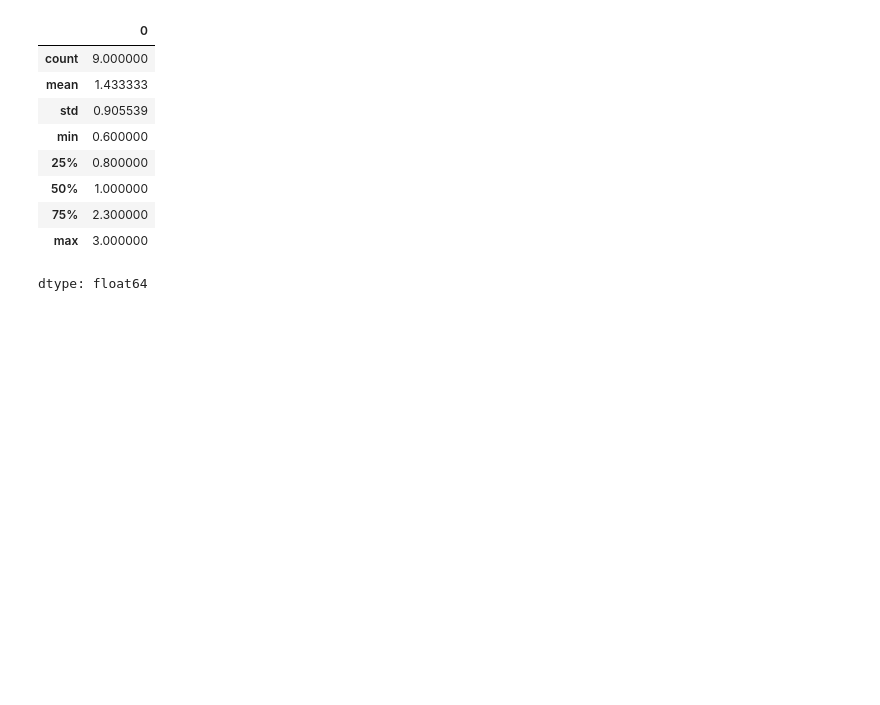
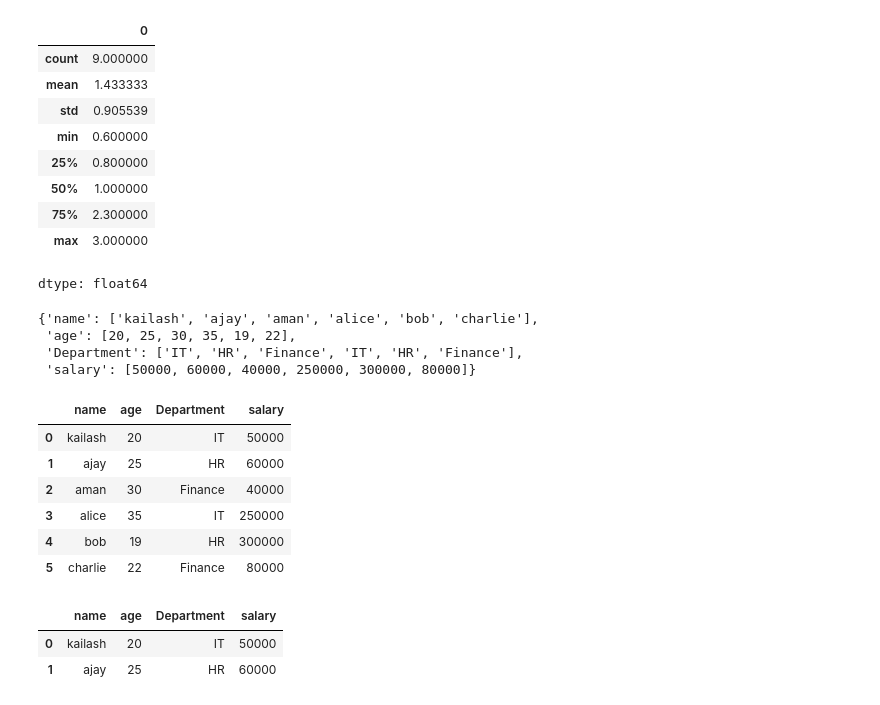
Before and after one commit to kailashchaudhary-p/Data-Science-Learning, a Jupyter notebook: Pandas/chapter 1/Untitled.ipynb, the cells around one changed output. Saved outputs shown, nothing was run; the diff lists cells and outputs as text; code cells hidden in the pictures; blank space fills up the shorter version.

```diff
--- a/Pandas/chapter 1/Untitled.ipynb
+++ b/Pandas/chapter 1/Untitled.ipynb
@@ -120,0 +123,32 @@ dtype: float64
+# %%
+#Data Frame (df)
+data={
+    'name':['kailash','ajay','aman','alice','bob','charlie'],
+    'age':[20,25,30,35,19,22],
+    'Department':['IT','HR','Finance','IT','HR','Finance'],
+    'salary':[50000,60000,40000,250000,300000,80000]
+}
+data
+# %% [output]
+{'name': ['kailash', 'ajay', 'aman', 'alice', 'bob', 'charlie'],
+ 'age': [20, 25, 30, 35, 19, 22],
+ 'Department': ['IT', 'HR', 'Finance', 'IT', 'HR', 'Finance'],
+ 'salary': [50000, 60000, 40000, 250000, 300000, 80000]}
+# %%
+df=pd.DataFrame(data)
+# %%
+df
+# %% [output]
+|  | name | age | Department | salary |
+| 0 | kailash | 20 | IT | 50000 |
+| 1 | ajay | 25 | HR | 60000 |
+| 2 | aman | 30 | Finance | 40000 |
+| 3 | alice | 35 | IT | 250000 |
+| 4 | bob | 19 | HR | 300000 |
+| 5 | charlie | 22 | Finance | 80000 |
+# %%
+df.head(2)
+# %% [output]
+|  | name | age | Department | salary |
+| 0 | kailash | 20 | IT | 50000 |
+| 1 | ajay | 25 | HR | 60000 |
```
Also changed, not shown: parts of 3 cells of this notebook.
